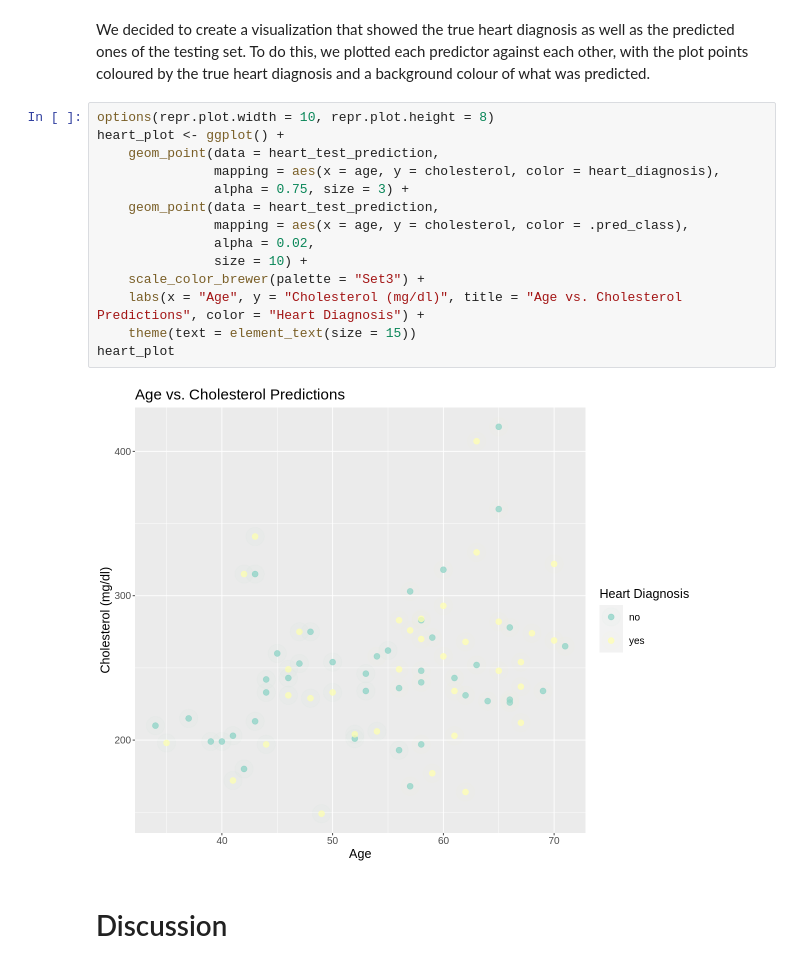
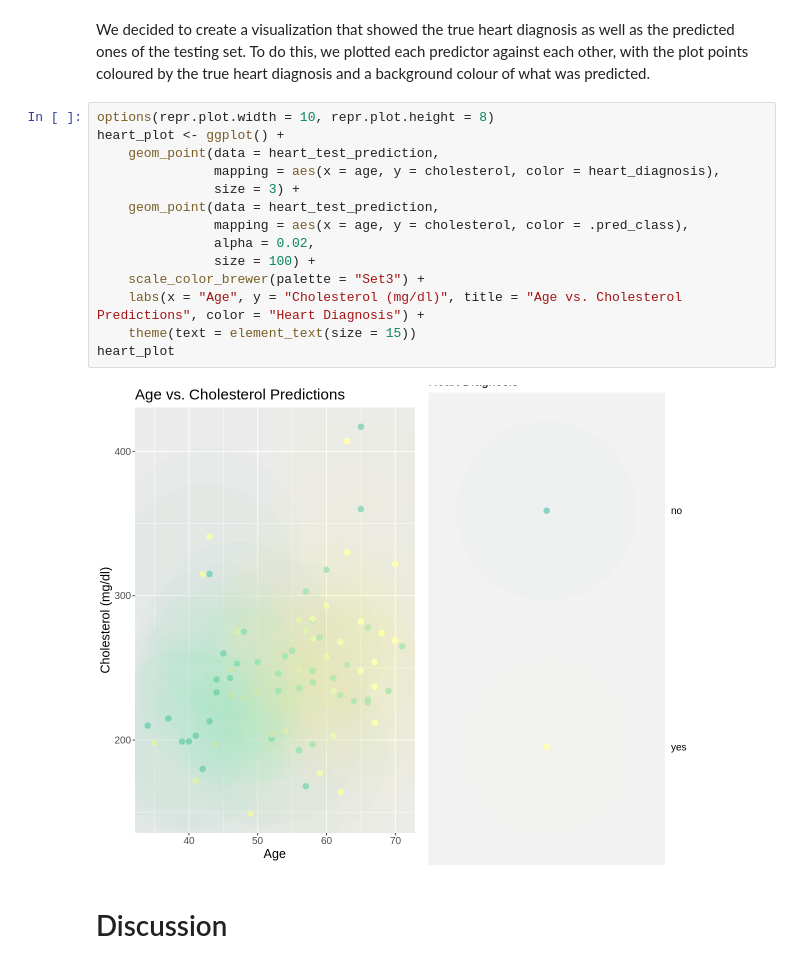
Before and after one commit to Hawkxiang114/Group_project_proposal, a Jupyter notebook: Group Project Proposal.ipynb, the cells around one changed output. Drawn from its saved outputs; the diff is of its cells as text.

```diff
--- a/Group Project Proposal.ipynb
+++ b/Group Project Proposal.ipynb
@@ -311,19 +329,19 @@ We decided to create a visualization that showed the true heart diagnosis as wel
 # %%
 options(repr.plot.width = 10, repr.plot.height = 8)
 heart_plot <- ggplot() +
     geom_point(data = heart_test_prediction,
                mapping = aes(x = age, y = cholesterol, color = heart_diagnosis),
-               alpha = 0.75, size = 3) +
+               size = 3) +
     geom_point(data = heart_test_prediction,
                mapping = aes(x = age, y = cholesterol, color = .pred_class),
                alpha = 0.02,
-               size = 10) +
+               size = 100) +
     scale_color_brewer(palette = "Set3") +
     labs(x = "Age", y = "Cholesterol (mg/dl)", title = "Age vs. Cholesterol Predictions", color = "Heart Diagnosis") +
     theme(text = element_text(size = 15))
 heart_plot
 # %% [output]
-[figure, old version]
+[figure, new version]
 # %% [markdown]
 # Discussion
 # %% [markdown]
```
Also changed, not shown: parts of 3 cells of this notebook.
